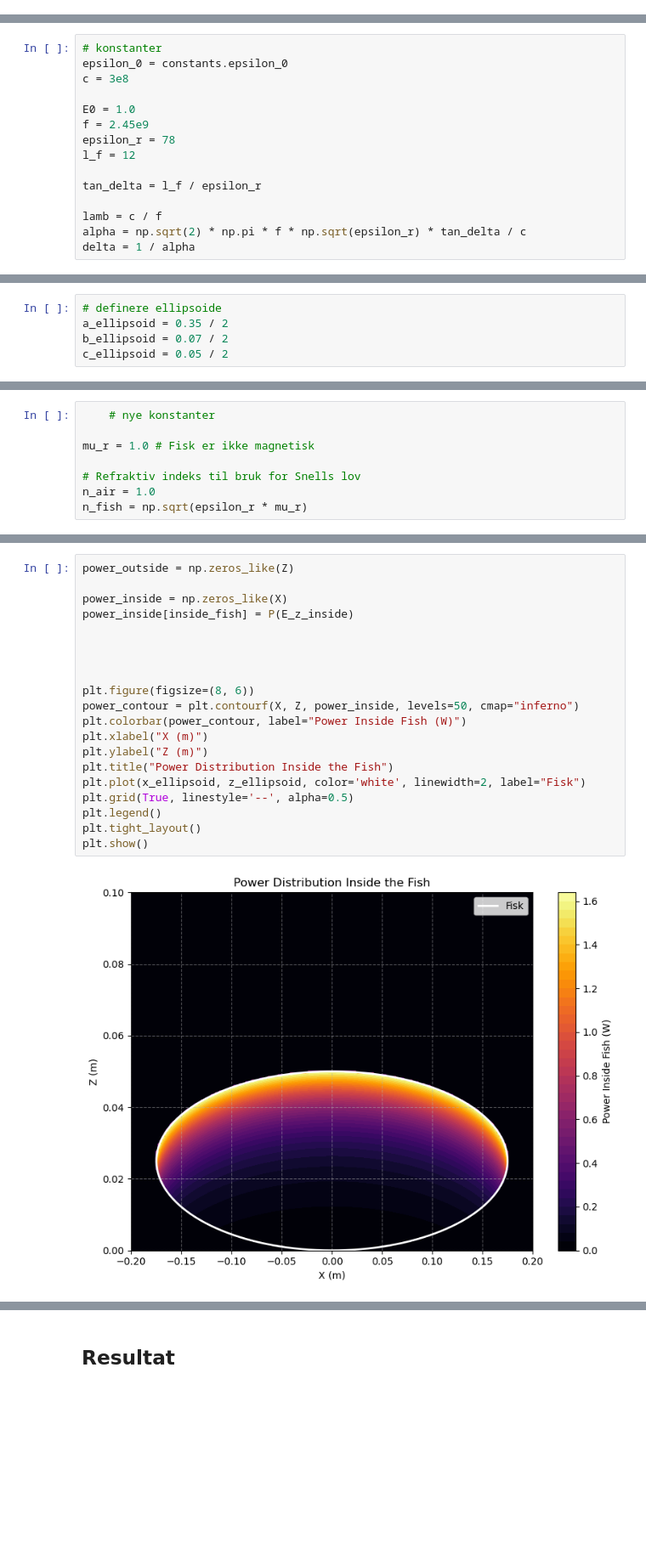
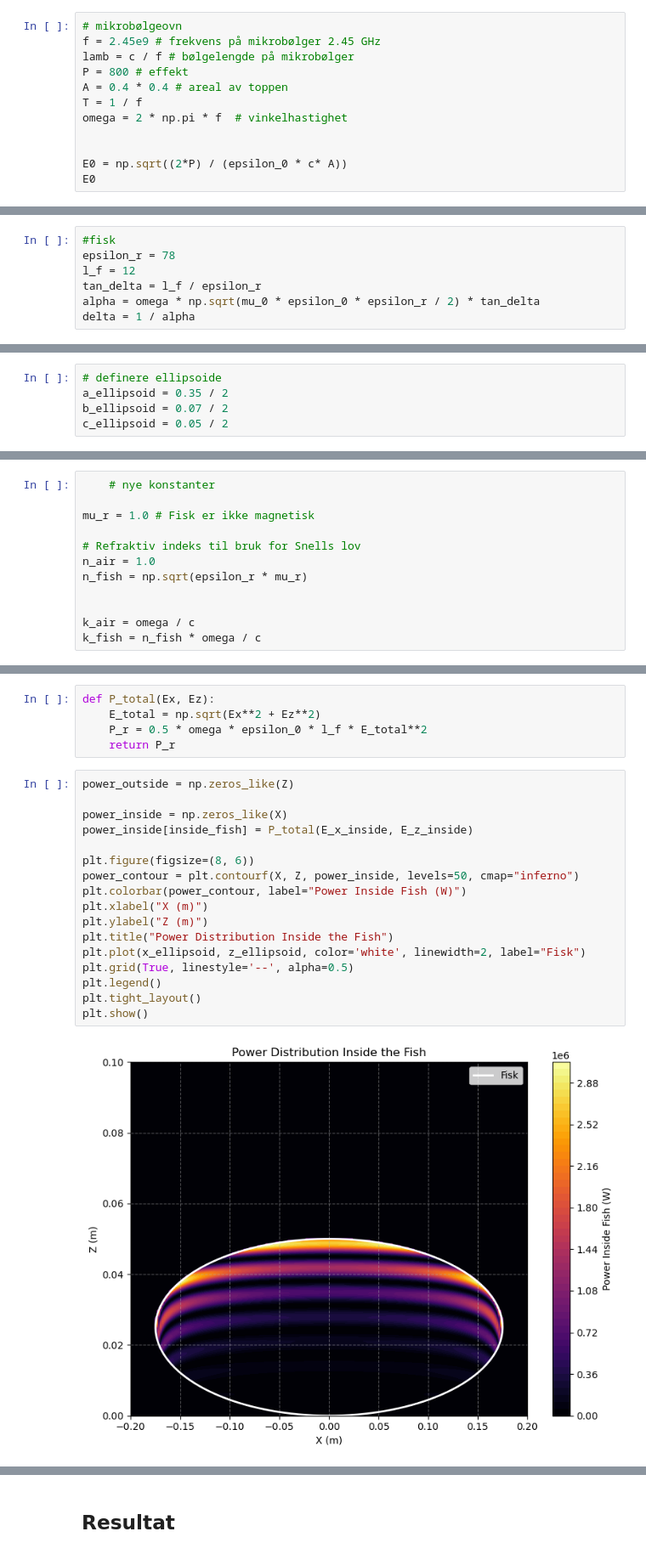
Before and after one commit to VictJoh/ElMag-Computational-Essay, a Jupyter notebook: compessay.ipynb, the cells around one changed output, grey strips where cells are left out. Shown: that part at 85% size. Cells and saved outputs as stored; diff of their text form; blank space fills up the shorter version.

```diff
--- a/compessay.ipynb
+++ b/compessay.ipynb
@@ -128,0 +135,12 @@ from mpl_toolkits.mplot3d import Axes3D
+# %%
+# mikrobølgeovn
+f = 2.45e9 # frekvens på mikrobølger 2.45 GHz
+lamb = c / f # bølgelengde på mikrobølger
+P = 800 # effekt
+A = 0.4 * 0.4 # areal av toppen
+T = 1 / f
+omega = 2 * np.pi * f  # vinkelhastighet
+
+
+E0 = np.sqrt((2*P) / (epsilon_0 * c* A))
+E0
@@ -129,17 +149,9 @@ from mpl_toolkits.mplot3d import Axes3D
 # %%
-# konstanter
-epsilon_0 = constants.epsilon_0
-c = 3e8
-
-E0 = 1.0
-f = 2.45e9
+#fisk
 epsilon_r = 78
 l_f = 12
-
 tan_delta = l_f / epsilon_r
-
-lamb = c / f
-alpha = np.sqrt(2) * np.pi * f * np.sqrt(epsilon_r) * tan_delta / c
+alpha = omega * np.sqrt(mu_0 * epsilon_0 * epsilon_r / 2) * tan_delta
 delta = 1 / alpha
 # %%
 r = np.linspace(0, 0.10, 500)
@@ -196,4 +208,8 @@ mu_r = 1.0 # Fisk er ikke magnetisk
 # Refraktiv indeks til bruk for Snells lov
 n_air = 1.0
 n_fish = np.sqrt(epsilon_r * mu_r)
+
+
+k_air = omega / c
+k_fish = n_fish * omega / c
 # %%
@@ -284,22 +317,24 @@ def P(Ez):
+# %%
+def P_total(Ex, Ez):
+    E_total = np.sqrt(Ex**2 + Ez**2)
+    P_r = 0.5 * omega * epsilon_0 * l_f * E_total**2
+    return P_r
 # %%
 power_outside = np.zeros_like(Z)
 
 power_inside = np.zeros_like(X)
-power_inside[inside_fish] = P(E_z_inside)
-
-
-
+power_inside[inside_fish] = P_total(E_x_inside, E_z_inside)
 
 plt.figure(figsize=(8, 6))
 power_contour = plt.contourf(X, Z, power_inside, levels=50, cmap="inferno")
 plt.colorbar(power_contour, label="Power Inside Fish (W)")
 plt.xlabel("X (m)")
 plt.ylabel("Z (m)")
 plt.title("Power Distribution Inside the Fish")
 plt.plot(x_ellipsoid, z_ellipsoid, color='white', linewidth=2, label="Fisk")
 plt.grid(True, linestyle='--', alpha=0.5)
 plt.legend()
 plt.tight_layout()
 plt.show()
 # %% [output]
-[figure, old version]
+[figure, new version]
```
Also changed, not shown: parts of 10 cells of this notebook.
